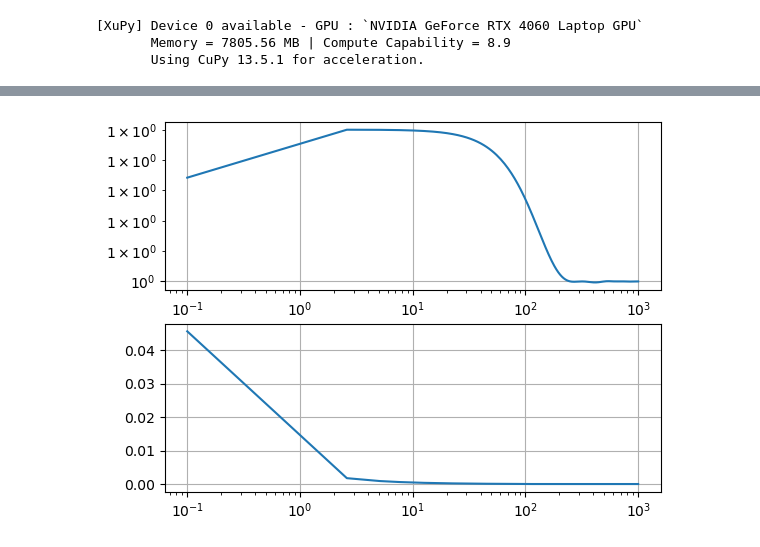
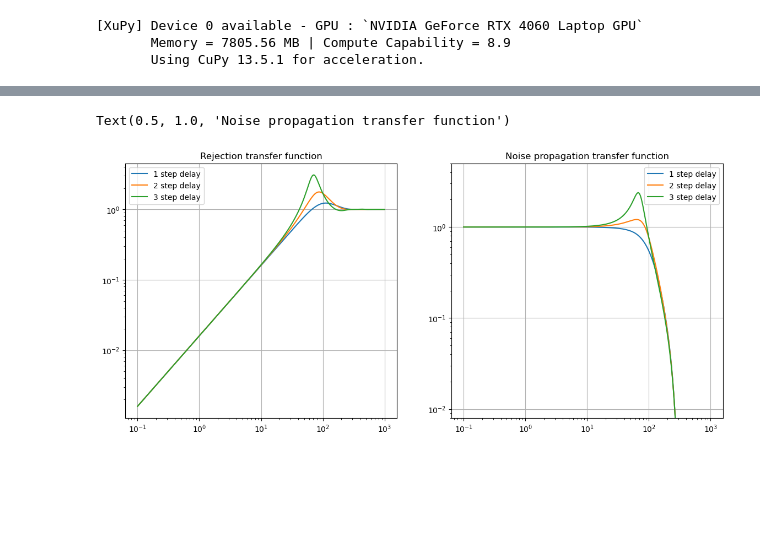
Before and after one commit to ArcetriAdaptiveOptics/ekarus, a Jupyter notebook: ekarus/notebooks/TestControl.ipynb, the cells around one changed output, grey strips where cells are left out. Drawn from its saved outputs; the diff is of its cells as text; code cells hidden in the pictures; blank space fills up the shorter version.

```diff
--- a/ekarus/notebooks/TestControl.ipynb
+++ b/ekarus/notebooks/TestControl.ipynb
@@ -12,7 +12,8 @@ Td = 2*T
 # %%
 om = lambda f: 2*xp.pi*f
 OLTF = lambda G,T,Td,f: G*T/om(f) * (xp.sinc(om(f)*T/2))**2 * xp.exp(-1j*om(f)*Td-1j*xp.pi/2)
-ERRTF = lambda G,T,Td,f: 1.0/(1.0+OLTF(G,T,Td,f))
+RESTF = lambda G,T,Td,f: 1.0/(1.0+OLTF(G,T,Td,f))
+NTF = lambda G,T,Td,f: OLTF(G,T,Td,f)/(1.0+OLTF(G,T,Td,f))
 # %%
 def plot_tf(tf,freq):
     amp = xp.abs(tf)
@@ -44,5 +45,35 @@ plot_tf(tf,freq)
+# %%
+Gopt = xp.pi/(4*T*Td)
 # %%
-tf = ERRTF(0.5,T,Td,freq)
-plot_tf(tf,freq)
+restf1 = RESTF(Gopt,T,T*1,freq)
+restf2 = RESTF(Gopt,T,T*2,freq)
+restf3= RESTF(Gopt,T,T*3,freq)
+
+plt.figure(figsize=(14,6))
+plt.subplot(1,2,1)
+plt.plot(xp.asnumpy(freq),xp.asnumpy(xp.abs(restf1)),label='1 step delay')
+plt.plot(xp.asnumpy(freq),xp.asnumpy(xp.abs(restf2)),label='2 step delay')
+plt.plot(xp.asnumpy(freq),xp.asnumpy(xp.abs(restf3)),label='3 step delay')
+plt.legend()
+plt.grid()
+plt.xscale('log')
+plt.yscale('log')
+plt.title('Rejection transfer function')
+
+ntf1 = NTF(Gopt,T,T*1,freq)
+ntf2 = NTF(Gopt,T,T*2,freq)
+ntf3 = NTF(Gopt,T,T*3,freq)
+
+plt.subplot(1,2,2)
+plt.plot(xp.asnumpy(freq),xp.asnumpy(xp.abs(ntf1)),label='1 step delay')
+plt.plot(xp.asnumpy(freq),xp.asnumpy(xp.abs(ntf2)),label='2 step delay')
+plt.plot(xp.asnumpy(freq),xp.asnumpy(xp.abs(ntf3)),label='3 step delay')
+plt.legend()
+plt.grid()
+plt.xscale('log')
+plt.yscale('log')
+plt.ylim([8e-3,5])
+plt.title('Noise propagation transfer function')
 # %% [output]
+Text(0.5, 1.0, 'Noise propagation transfer function')
-[figure, old version]
+[figure, new version]
```
Also changed, not shown: parts of 8 cells of this notebook, 7 other files.
